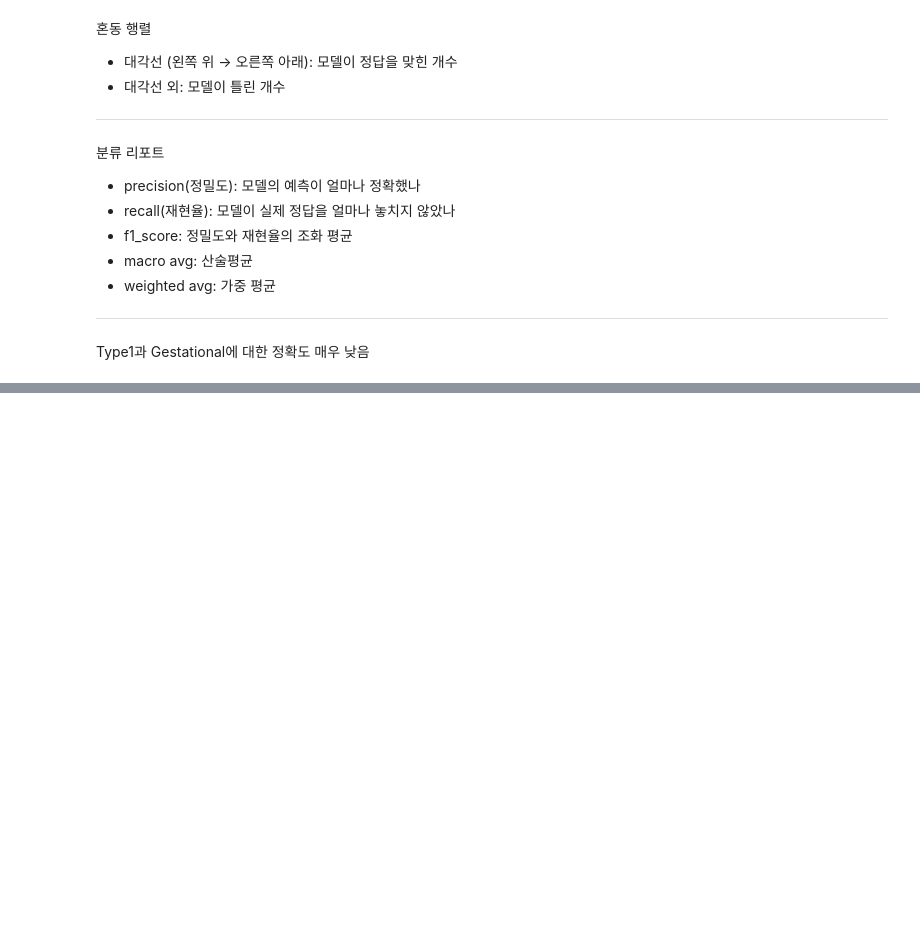
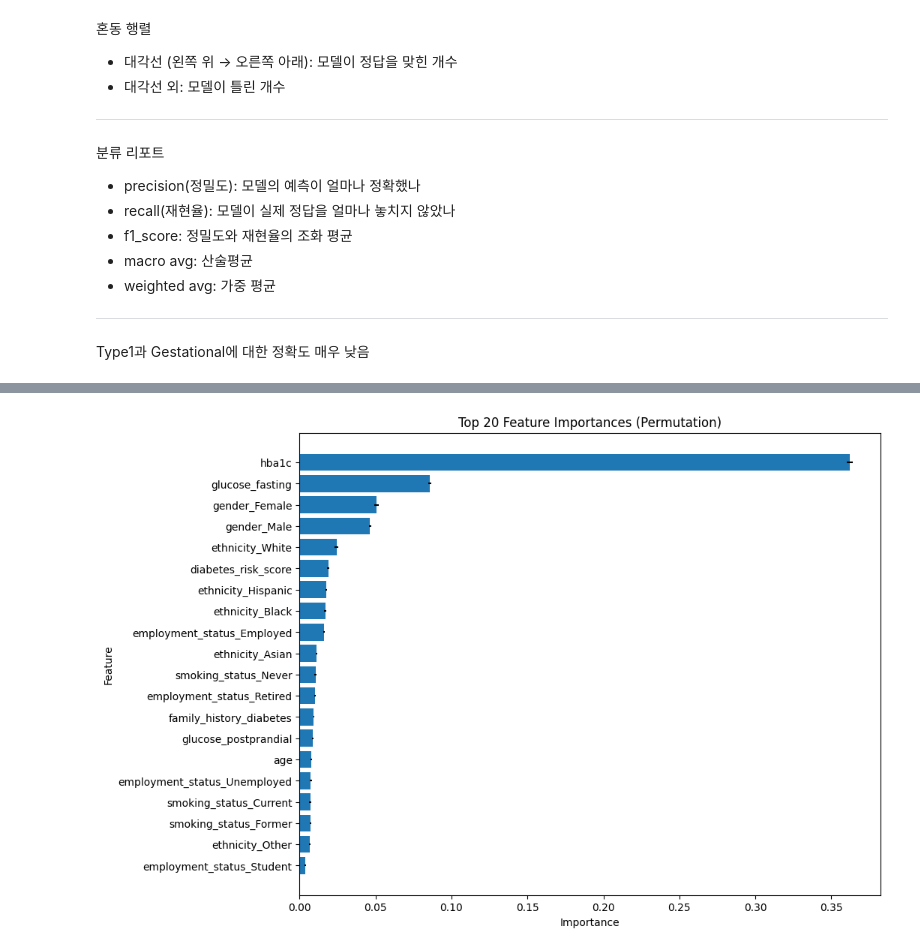
Before and after one commit to kkangmen/Diabetes-Classification-Project, a Jupyter notebook: diabetes.ipynb, the cells around one changed output, grey strips where cells are left out. Cells and saved outputs as stored; diff of their text form; code cells hidden in the pictures; blank space fills up the shorter version.

```diff
--- a/diabetes.ipynb
+++ b/diabetes.ipynb
@@ -469,0 +635,18 @@ Type1과 Gestational에 대한 정확도 매우 낮음
+# %%
+# 모델로부터 '예측 확률' 생성
+y_pred_probabilities = model.predict(test_data_normalized)
+
+# '예측 확률'을 '예측 클래스'로 변환
+# ex) [0.1, 0.2, 0.7] -> 2
+y_pred_classes = np.argmax(y_pred_probabilities, axis=1)
+
+y_true = test_labels
+
+# 혼동 행렬 생성 및 출력
+print("  혼동 행렬 (Confusion Matrix)")
+cm = confusion_matrix(y_true, y_pred_classes)
+print(cm)
+
+# 리포트가 각 클래스별 precision, recall, f1_score 출력
+print("\n           분류 리포트 (Classification Report)")
+print(classification_report(y_true, y_pred_classes))
@@ -469,0 +684,66 @@ Type1과 Gestational에 대한 정확도 매우 낮음
+# %%
+from sklearn.inspection import permutation_importance
+from sklearn.metrics import accuracy_score
+
+label_column_name = 'diabetes_stage'
+
+# feature_names 리스트 생성
+feature_names = [col for col in train_data_normalized.columns if col != label_column_name]
+
+# 리스트를 Numpy 배열로 변환
+feature_names_array = np.array(feature_names)
+
+
+# Keras 스코어링 함수
+def keras_model_scorer(model, X, y):
+    y_pred_probs = model.predict(X)
+    y_pred_classes = np.argmax(y_pred_probs, axis=1)
+    return accuracy_score(y, y_pred_classes)
+
+print("Permutation Importance 계산 시작")
+
+# Permutation Importance 실행
+r = permutation_importance(
+    model,
+    test_data_normalized,
+    test_labels,
+    scoring=keras_model_scorer,
+    n_repeats=5,
+    random_state=42,
+    n_jobs=-1
+)
+
+# 결과 추출
+importances_mean = r.importances_mean
+importances_std = r.importances_std
+
+# 중요도가 높은 순으로 정렬
+sorted_idx = importances_mean.argsort()[::-1]
+
+# DataFrame 생성
+df_importance = pd.DataFrame(
+    importances_mean[sorted_idx],
+    index=feature_names_array[sorted_idx],
+    columns=['Importance']
+)
+
+print(df_importance.head(10)) # 상위 10개 특성 중요도 출력
+
+# 시각화
+top_n = 20
+plt.figure(figsize=(10, 8))
+plt.title(f"Top {top_n} Feature Importances (Permutation)")
+plt.barh(
+    range(top_n),
+    importances_mean[sorted_idx][:top_n][::-1],
+    xerr=importances_std[sorted_idx][:top_n][::-1],
+    align='center'
+)
+plt.yticks(
+    range(top_n),
+    feature_names_array[sorted_idx][:top_n][::-1]
+)
+plt.xlabel("Importance")
+plt.ylabel("Feature")
+plt.show()
+# %% [output]
@@ -469,0 +763 @@ Type1과 Gestational에 대한 정확도 매우 낮음
+[figure, added]
```
Also changed, not shown: parts of 26 cells of this notebook.
